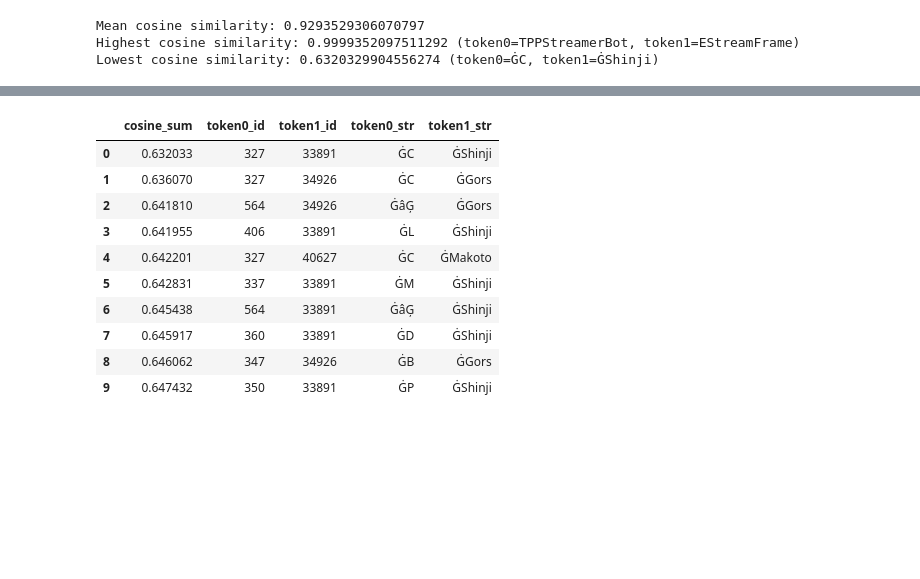
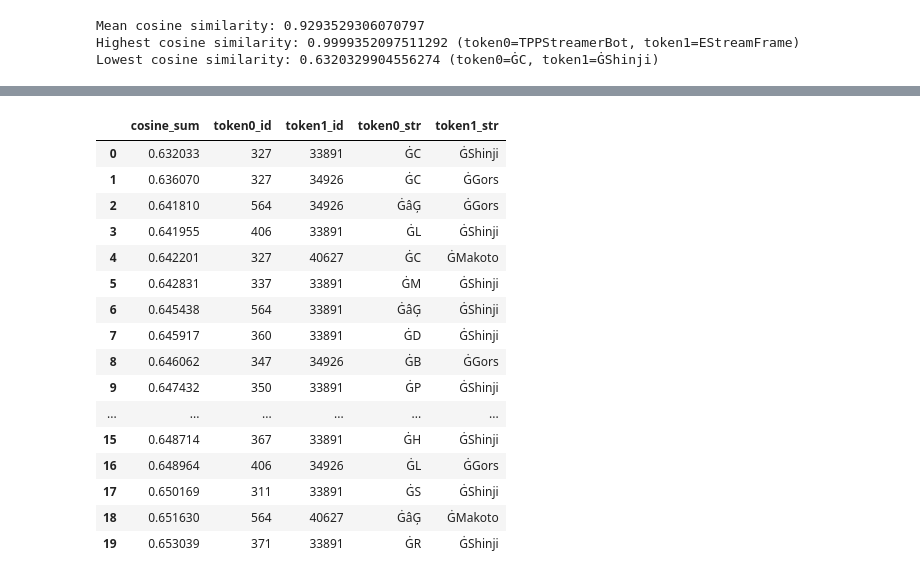
Before and after one commit to gg2001/transformer-circuits, a Jupyter notebook: puzzles/1.ipynb, the cells around one changed output, grey strips where cells are left out. Cells and saved outputs as stored; diff of their text form; code cells hidden in the pictures; blank space fills up the shorter version.

```diff
--- a/puzzles/1.ipynb
+++ b/puzzles/1.ipynb
@@ -151,14 +179,20 @@ top_df.head(n=10)
 # %%
-bottom_df.head(n=10)
+bottom_df.head(n=20)
 # %% [output]
 |  | cosine_sum | token0_id | token1_id | token0_str | token1_str |
 | 0 | 0.632033 | 327 | 33891 | ĠC | ĠShinji |
 | 1 | 0.636070 | 327 | 34926 | ĠC | ĠGors |
 | 2 | 0.641810 | 564 | 34926 | ĠâĢ | ĠGors |
 | 3 | 0.641955 | 406 | 33891 | ĠL | ĠShinji |
 | 4 | 0.642201 | 327 | 40627 | ĠC | ĠMakoto |
 | 5 | 0.642831 | 337 | 33891 | ĠM | ĠShinji |
 | 6 | 0.645438 | 564 | 33891 | ĠâĢ | ĠShinji |
 | 7 | 0.645917 | 360 | 33891 | ĠD | ĠShinji |
 | 8 | 0.646062 | 347 | 34926 | ĠB | ĠGors |
 | 9 | 0.647432 | 350 | 33891 | ĠP | ĠShinji |
+| ... | ... | ... | ... | ... | ... |
+| 15 | 0.648714 | 367 | 33891 | ĠH | ĠShinji |
+| 16 | 0.648964 | 406 | 34926 | ĠL | ĠGors |
+| 17 | 0.650169 | 311 | 33891 | ĠS | ĠShinji |
+| 18 | 0.651630 | 564 | 40627 | ĠâĢ | ĠMakoto |
+| 19 | 0.653039 | 371 | 33891 | ĠR | ĠShinji |
```
Also changed, not shown: parts of 3 cells of this notebook.
